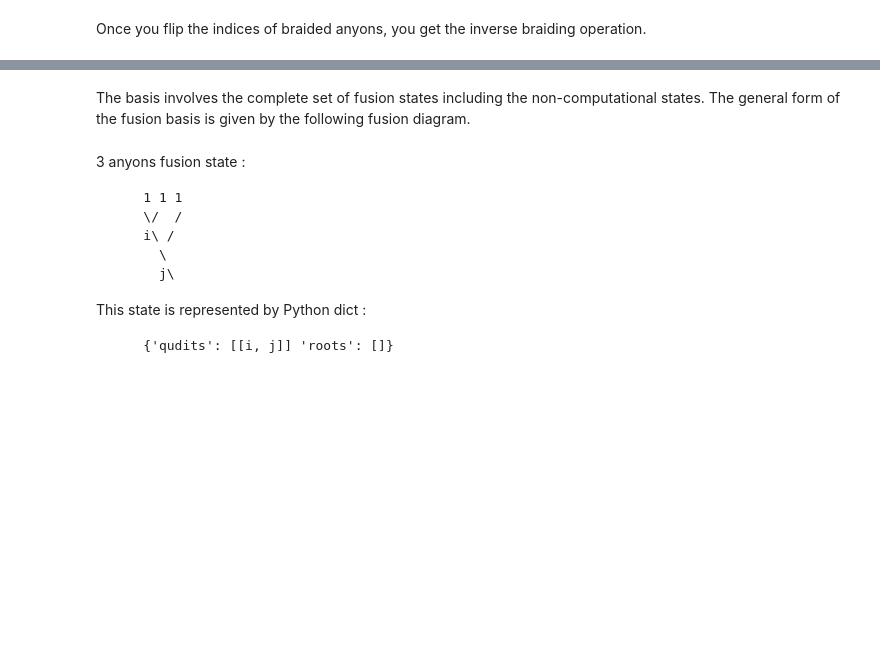
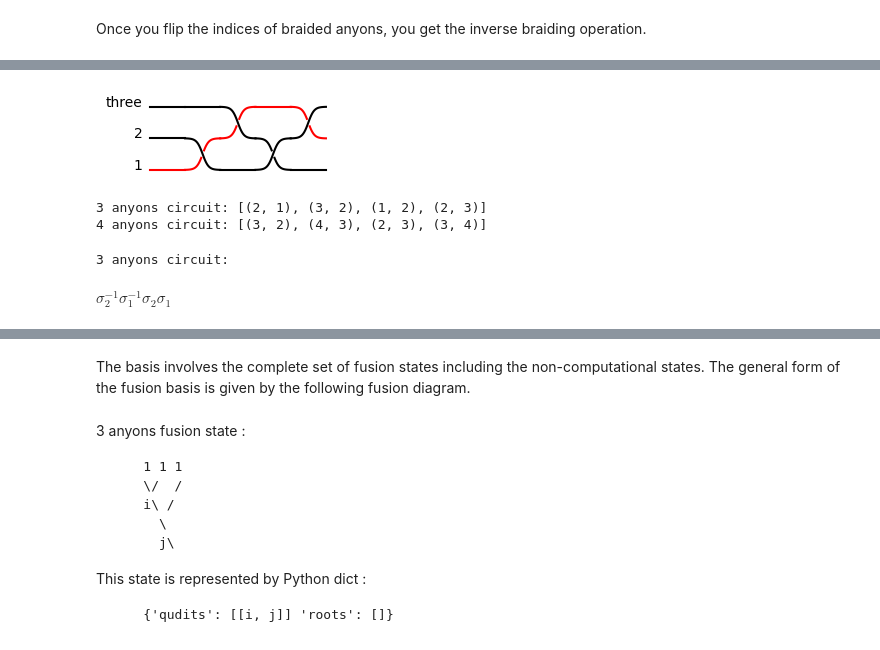
Before and after one commit to adrabi-abderrahim/tqc, a Jupyter notebook: tqc/C02_Topological_Braiding_Circuit_Simulator.ipynb, the cells around one changed output, grey strips where cells are left out. Drawn from its saved outputs; the diff is of its cells as text; code cells hidden in the pictures; blank space fills up the shorter version.

```diff
--- a/tqc/C02_Topological_Braiding_Circuit_Simulator.ipynb
+++ b/tqc/C02_Topological_Braiding_Circuit_Simulator.ipynb
@@ -108,11 +116,25 @@ circuit.draw()
+# %%
+# Labeling the anyons
+circuit3.drawer.anyons[1].label = 1  # Labeling the 1st anyon using an int
+circuit3.drawer.anyons[2].label = '2'  # Labeling the 2nd anyon using a number as a string
+circuit3.drawer.anyons[3].label = 'three'  # Labeling the 3rd anyon using text
+circuit3.draw()
+# %% [output]
+[figure, added]
 # %%
 # Print the braiding sequences
 print('3 anyons circuit:', circuit3.history())
 print('4 anyons circuit:', circuit4.history())
+# %% [output]
+3 anyons circuit: [(2, 1), (3, 2), (1, 2), (2, 3)]
+4 anyons circuit: [(3, 2), (4, 3), (2, 3), (3, 4)]
 # %%
 # Print the braiding sequences
 print('3 anyons circuit:')
 Latex(circuit3.history("latex"))
+# %% [output]
+3 anyons circuit:
+$ \sigma_{2}^{-1}\sigma_{1}^{-1}\sigma_{2}\sigma_{1}$
 # %%
 # Print the braiding sequences
 print('4 anyons circuit:')
```
Also changed, not shown: parts of 30 cells of this notebook, 1 other file.
